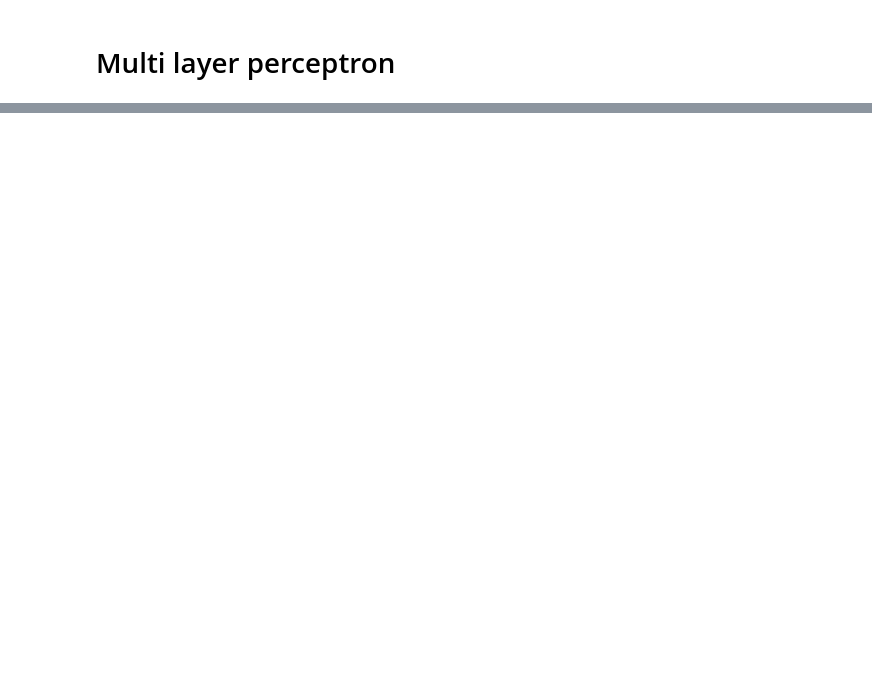
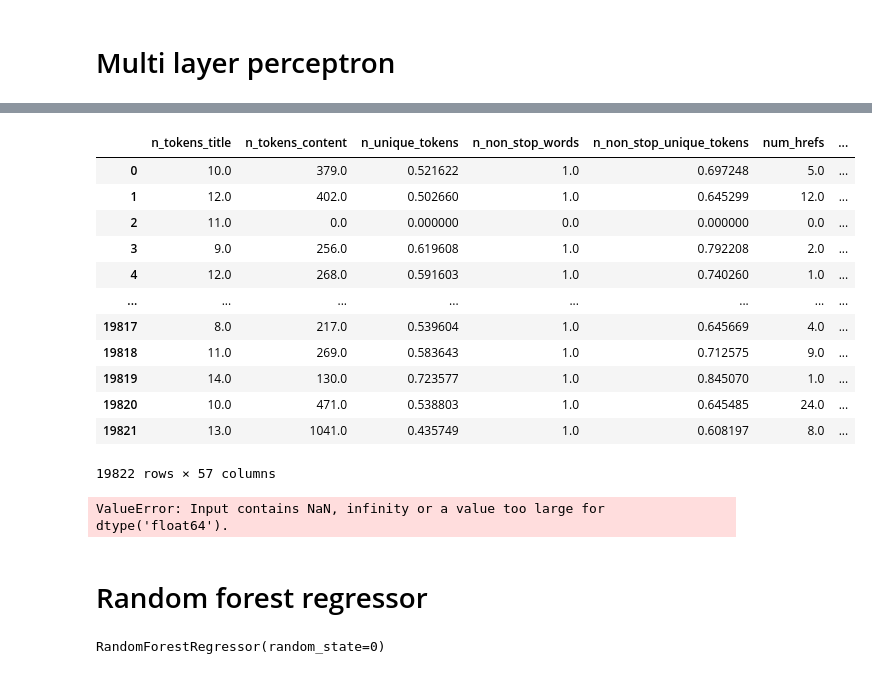
Before and after one commit to Balzard/Machine-learning-Predicting-shares-of-articles, a Jupyter notebook: main.ipynb, the cells around one changed output, grey strips where cells are left out. Cells and saved outputs as stored; diff of their text form; code cells hidden in the pictures; blank space fills up the shorter version.

```diff
--- a/main.ipynb
+++ b/main.ipynb
@@ -204,0 +228,22 @@ plt.show()
+# %%
+def clean_dataset(df):
+    assert isinstance(df, pd.DataFrame), "df needs to be a pd.DataFrame"
+    df.dropna(inplace=True)
+    indices_to_keep = ~df.isin([np.nan, np.inf, -np.inf]).any(1)
+    return df[indices_to_keep].astype(np.float64)
+
+clean_dataset(X1_select)
+# %% [output]
+|  | n_tokens_title | n_tokens_content | n_unique_tokens | n_non_stop_words | n_non_stop_unique_tokens | num_hrefs | ... |
+| 0 | 10.0 | 379.0 | 0.521622 | 1.0 | 0.697248 | 5.0 | ... |
+| 1 | 12.0 | 402.0 | 0.502660 | 1.0 | 0.645299 | 12.0 | ... |
+| 2 | 11.0 | 0.0 | 0.000000 | 0.0 | 0.000000 | 0.0 | ... |
+| 3 | 9.0 | 256.0 | 0.619608 | 1.0 | 0.792208 | 2.0 | ... |
+| 4 | 12.0 | 268.0 | 0.591603 | 1.0 | 0.740260 | 1.0 | ... |
+| ... | ... | ... | ... | ... | ... | ... | ... |
+| 19817 | 8.0 | 217.0 | 0.539604 | 1.0 | 0.645669 | 4.0 | ... |
+| 19818 | 11.0 | 269.0 | 0.583643 | 1.0 | 0.712575 | 9.0 | ... |
+| 19819 | 14.0 | 130.0 | 0.723577 | 1.0 | 0.845070 | 1.0 | ... |
+| 19820 | 10.0 | 471.0 | 0.538803 | 1.0 | 0.645485 | 24.0 | ... |
+| 19821 | 13.0 | 1041.0 | 0.435749 | 1.0 | 0.608197 | 8.0 | ... |
+19822 rows × 57 columns
@@ -204,0 +252,12 @@ plt.show()
+# %%
+gridsearchcv = GridSearchCV(mlp, check_parameters, n_jobs=-1, cv=3)
+gridsearchcv.fit(X1_select, Y1)
+# %% [output]
+ValueError: Input contains NaN, infinity or a value too large for dtype('float64').
+# %% [markdown]
+# Random forest regressor
+# %%
+rand_forest = RandomForestRegressor(n_estimators=100,random_state=0, criterion="mse")
+rand_forest.fit(X1_select,Y1)
+# %% [output]
+RandomForestRegressor(random_state=0)
```
Also changed, not shown: parts of 25 cells of this notebook.
